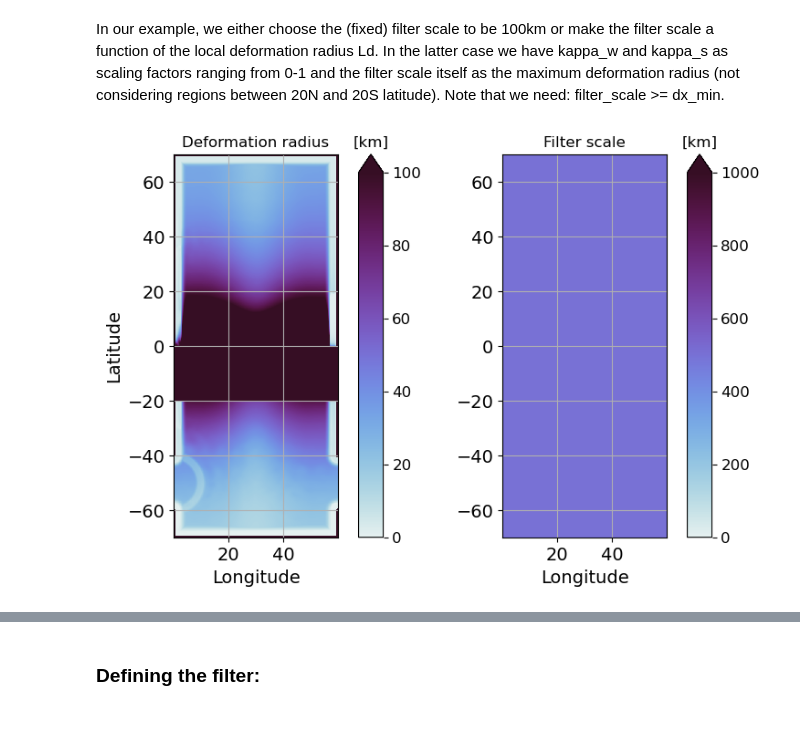
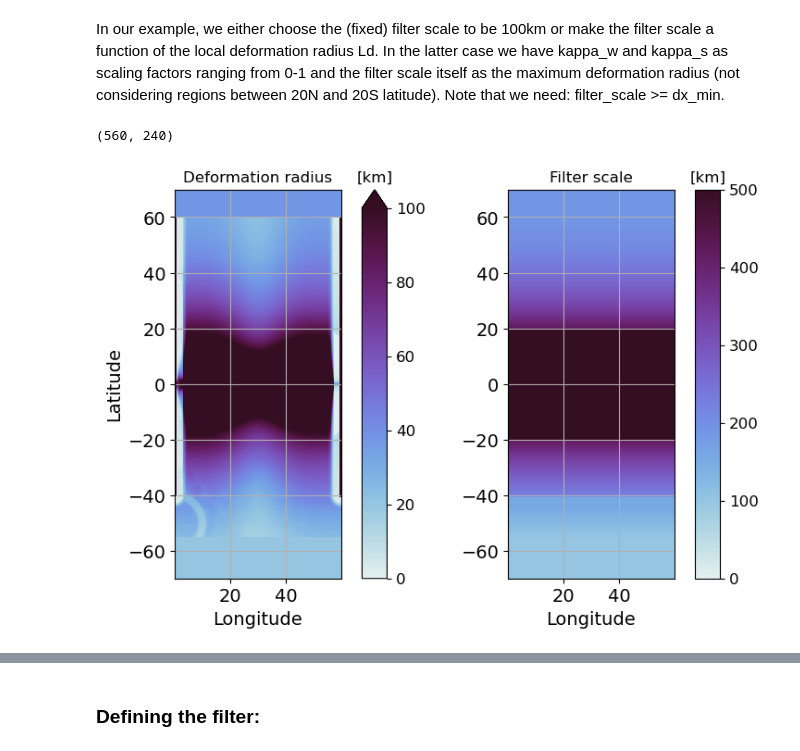
Before and after one commit to ElizabethYankovsky/Neverworld2-Analysis, a Jupyter notebook: GCM-filters-tutorial.ipynb, the cells around one changed output, grey strips where cells are left out. Saved outputs shown, nothing was run; the diff lists cells and outputs as text; code cells hidden in the pictures; blank space fills up the shorter version.

Commit message:
Updating analysis notebooks

```diff
--- a/GCM-filters-tutorial.ipynb
+++ b/GCM-filters-tutorial.ipynb
@@ -50,10 +43,0 @@ av     = xr.open_dataset('run%i/averages_000%i.nc' % (run, end_time-500+2), deco
-# %%
-%cd /glade/p/univ/unyu0004/neerajab/NeverWorld2/
-run=33; factor = 1440/86400 #1/32 degree NeverWorld setup
-fs=xr.open_dataset('run%i/static.nc' % (run), decode_times=False)
-os=xr.open_dataset('run%i/ocean.stats.nc' % (run), decode_times=False)
-forcing=xr.open_dataset('run%i/forcing_00002000.nc' % (run), decode_times=False)
-init=xr.open_dataset('run33/MOM_IC.nc', decode_times=False)
-av=xr.open_mfdataset(['run33/averages_00001502.nc','run33/averages_00001602.nc', 'run33/averages_00001702.nc', 'run33/averages_00001802.nc', 'run33/averages_00001902.nc'],decode_times=False,combine='by_coords')
-# print(av)
-%cd /glade/p/univ/unyu0004/eyankovsky/NeverWorld_analysis/
@@ -124,8 +108,13 @@ dys = xr.DataArray(data=fs.dyCv.isel(yq=slice(0,Ny)),coords={'yh':av.yh,'xh':av.
 # %%
 Ld = xr.DataArray(av.Rd1.mean(dim='time'))
 
-Ld[400:560,:]=np.nan #1/4 degree 280 is center, 1120 for 1/16 800:1440, 1600:2880 for 1/32
+#Ld[240:320,:]=np.nan #1/4 degree 280 is center, 1120 for 1/16 800:1440, 1600:2880 for 1/32
 Ld = Ld.fillna(np.nanmax(Ld))
+Ld[0:60,:]=20000
+Ld[520:560,:]=38000
+fscale = (Ld.mean('xh'))*5; fscale[200:360]=500000.
+fscale = 0.*Ld+fscale
 
-print(np.nanmax(Ld))
+print(np.nanmin(Ld),np.nanmax(Ld))
+print(Ld)
 # %% [output]
@@ -146,47 +169,58 @@ In our example, we either choose the (fixed) filter scale to be 100km or make th
 # %%
 #Option 1 using fixed filter scale:
 
-filter_scale = 500000
-kappa_w = Ld*0.+1. #using kappa_w and kappa_s = 1s recovers the fixed filter scale.
-kappa_s = Ld*0.+1.
+# filter_scale = 500000
+# kappa_w = Ld*0.+1. #using kappa_w and kappa_s = 1s recovers the fixed filter scale.
+# kappa_s = Ld*0.+1.
 
 #Option 2 using local deformation radius as the filter scale:
 
-#Lf = np.max(Ld.data)
-#filter_scale = Lf*10
-#kappa_w = Ld**2 / Lf**2
-#kappa_s = Ld**2 / Lf**2
+# Lf = np.max(Ld.data)
+# filter_scale = Lf*10
+# kappa_w = Ld**2 / Lf**2
+# kappa_s = Ld**2 / Lf**2
+
+#Option 3:coming up with my own filter scale that's a function of zonally averaged Ld*5, 500km near equator
+
+Lf = np.max(fscale.data)
+filter_scale = Lf
+kappa_w = fscale**2 / Lf**2
+kappa_s = fscale**2 / Lf**2
+# %%
+print(kappa_w.shape)
+# %% [output]
+(560, 240)
 # %%
 #Plotting Filter scale
 fig = plt.figure(figsize=(9, 6), dpi=100, facecolor='w', edgecolor='k')
 ax1 = fig.add_axes([0.15,0.2,0.35,0.7])
 axc1 = fig.add_axes([0.45,0.2,0.03,0.7])
 ax2 = fig.add_axes([0.55,0.2,0.35,0.7])
 axc2 = fig.add_axes([.85, 0.2, 0.03, 0.7])
 
 ax1.set_facecolor((0.92, 0.92, 0.92))
 ax1.set_title('Deformation radius',fontsize=12)
 ax2.set_title('Filter scale',fontsize=12)
 ax1.set_xlabel('Longitude',fontsize=14); ax2.set_xlabel('Longitude',fontsize=14)
 ax1.set_ylabel('Latitude',fontsize=14)
 ax1.tick_params(labelsize=14);
 ax2.tick_params(labelsize=14)
 
 
 plotted1 =ax1.pcolormesh(xhp,yhp,Ld/1000,cmap=cmocean.cm.dense,vmin=0,vmax=100)
-plotted2 =ax2.pcolormesh(xhp,yhp,filter_scale*(kappa_s**0.5)/1000,cmap=cmocean.cm.dense,vmin=0,vmax=1000)
+plotted2 =ax2.pcolormesh(xhp,yhp,filter_scale*(kappa_s**0.5)/1000,cmap=cmocean.cm.dense,vmin=0,vmax=500)
 
 
 ax1.set_aspect('equal', 'box'); ax2.set_aspect('equal', 'box')
 ax1.grid('on'); ax2.grid('on')
 
 cbar1 = plt.colorbar(mappable=plotted1, cax=axc1, orientation = 'vertical',extend='max');
-cbar2 = plt.colorbar(mappable=plotted2, cax=axc2, orientation = 'vertical',extend='max');
+cbar2 = plt.colorbar(mappable=plotted2, cax=axc2, orientation = 'vertical');
 
 cbar1.ax.tick_params(labelsize=12); cbar2.ax.tick_params(labelsize=12);
 axc1.set_title('[km]'); axc2.set_title('[km]')
 
 #
 plt.show()
 # %% [output]
-[figure, old version]
+[figure, new version]
```
Also changed, not shown: parts of 35 cells of this notebook, 15 other files.
